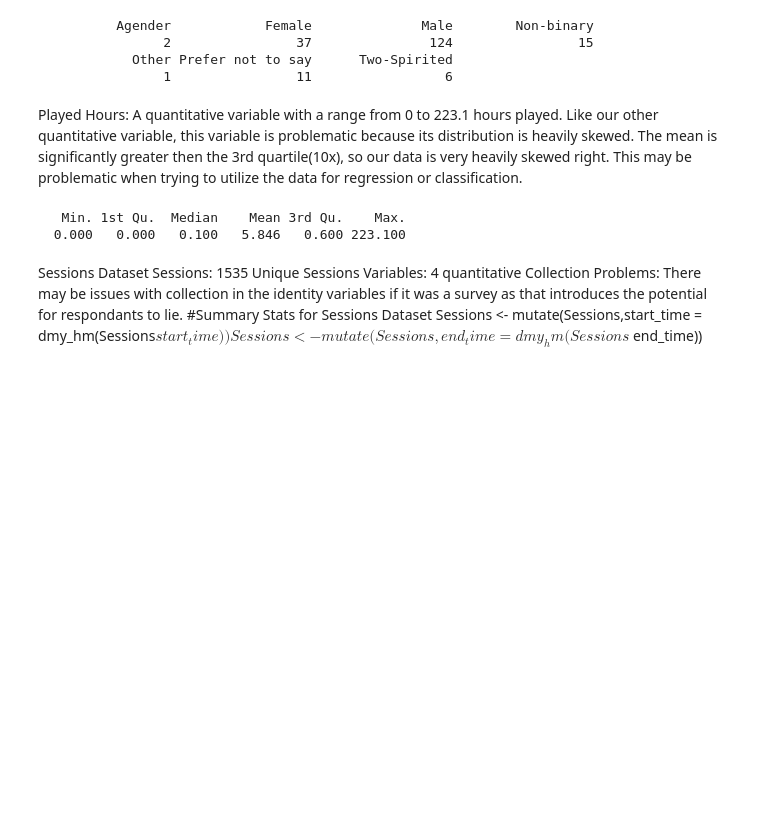
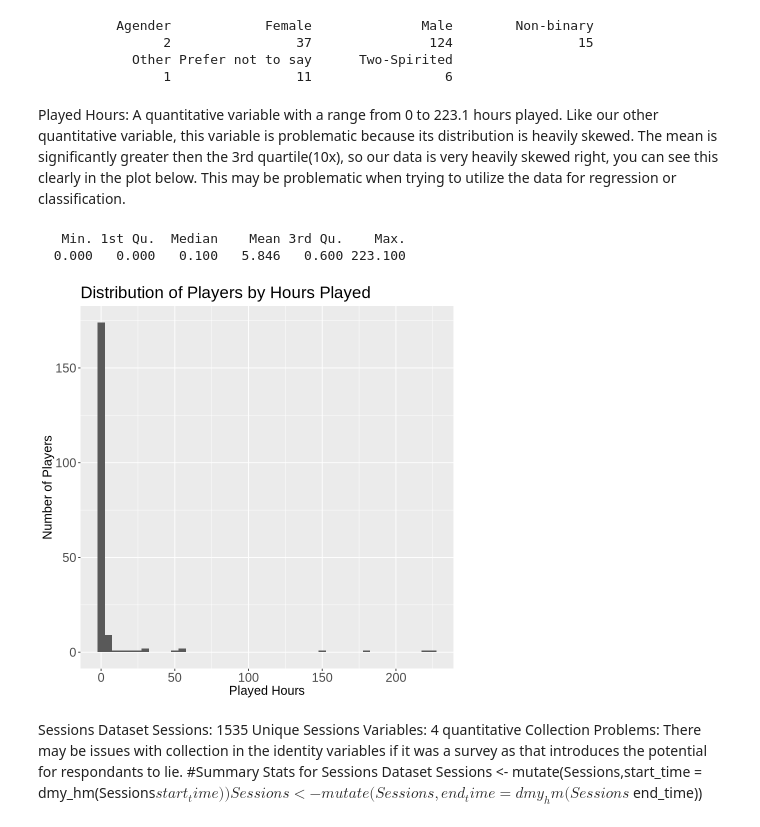
Before and after one commit to rmackean/DSCI100_Individual_Project_RobM, a Jupyter notebook: Dsci-Individual_Project.ipynb, the cells around one changed output. Drawn from its saved outputs; the diff is of its cells as text; code cells hidden in the pictures; blank space fills up the shorter version.

```diff
--- a/Dsci-Individual_Project.ipynb
+++ b/Dsci-Individual_Project.ipynb
@@ -124,13 +125,21 @@ Players_gender_Summary
             Other Prefer not to say      Two-Spirited
                 1                11                 6
 # %% [markdown]
-Played Hours: A quantitative variable with a range from 0 to 223.1 hours played. Like our other quantitative variable, this variable is problematic because its distribution is heavily skewed. The mean is significantly greater then the 3rd quartile(10x), so our data is very heavily skewed right. This may be problematic when trying to utilize the data for regression or classification.
+Played Hours: A quantitative variable with a range from 0 to 223.1 hours played. Like our other quantitative variable, this variable is problematic because its distribution is heavily skewed. The mean is significantly greater then the 3rd quartile(10x), so our data is very heavily skewed right, you can see this clearly in the plot below. This may be problematic when trying to utilize the data for regression or classification.
 # %%
 Players_played_hours_Summary<- summary(Players$played_hours)
 Players_played_hours_Summary
 # %% [output]
    Min. 1st Qu.  Median    Mean 3rd Qu.    Max.
   0.000   0.000   0.100   5.846   0.600 223.100
+# %%
+Played_Hours_Plot <- ggplot(Players, aes(x=played_hours))+geom_histogram(binwidth = 5)+labs(x="Played Hours",y="Number of Players",title = "Distribution of Players by Hours Played")+
+  theme(plot.title = element_text(size = 20))+
+  theme(axis.title = element_text(size = 15)) +
+  theme(axis.text = element_text(size = 15))
+Played_Hours_Plot
+# %% [output]
+[figure, added]
 # %% [markdown]
 Sessions Dataset
 Sessions: 1535 Unique Sessions
```
Also changed, not shown: parts of 1 cell of this notebook.
